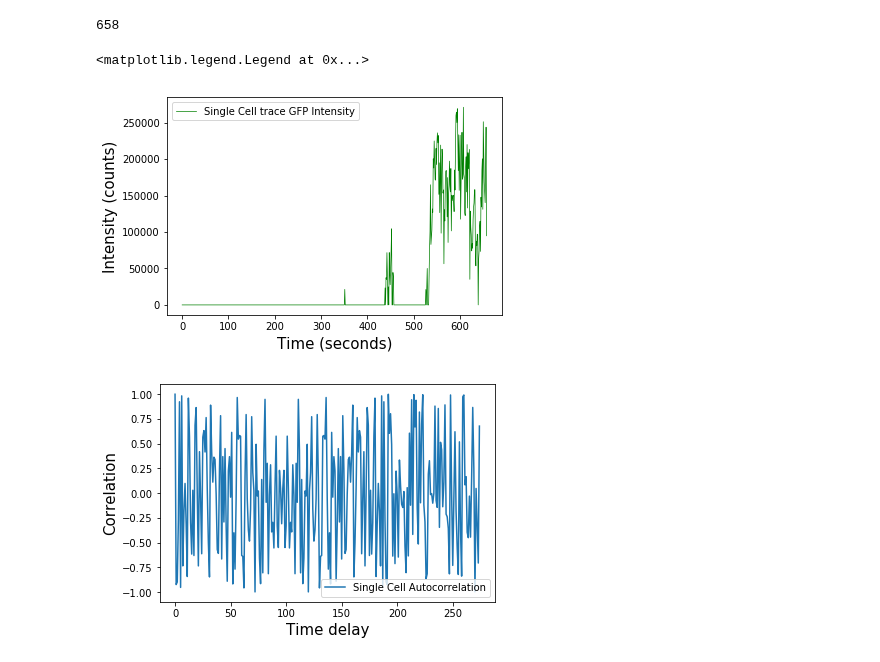
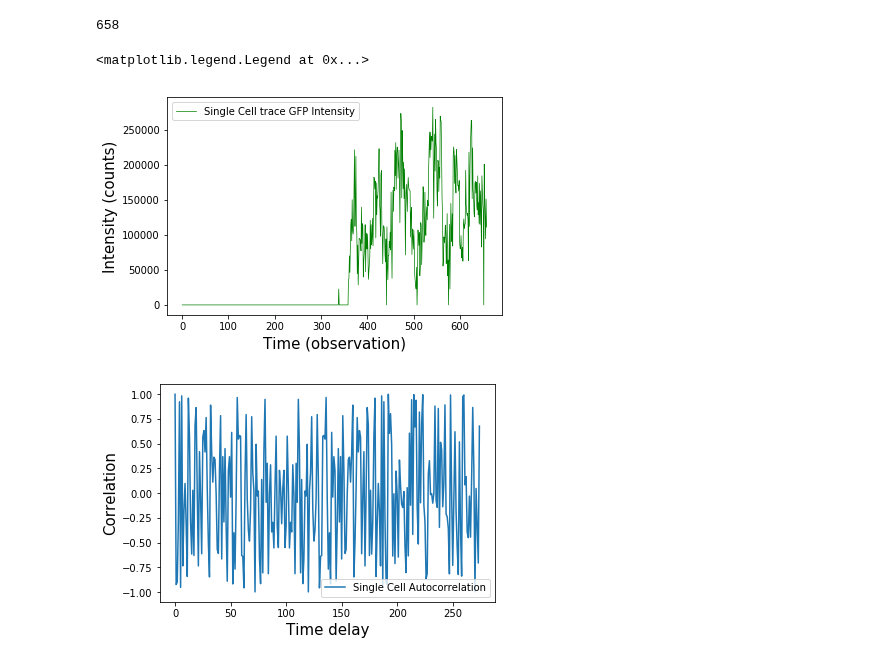
Before and after one commit to tlmakinen/bursting-IGMM, a Jupyter notebook: autocorrelation/carola-data-fitting.ipynb, the cells around one changed output. Cells and saved outputs as stored; diff of their text form; code cells hidden in the pictures.

```diff
--- a/autocorrelation/carola-data-fitting.ipynb
+++ b/autocorrelation/carola-data-fitting.ipynb
@@ -41,13 +41,13 @@ datatracelist = []
 for name in table.colnames:
     datatracelist.append(table[name])
 # %%
-plt.plot(datatracelist[20], 'g', linewidth=0.7, label = 'Single Cell trace GFP Intensity')
-plt.xlabel('Time (seconds)', fontsize=15)
+plt.plot(datatracelist[60], 'g', linewidth=0.7, label = 'Single Cell trace GFP Intensity')
+plt.xlabel('Time (observation)', fontsize=15)
 plt.ylabel('Intensity (counts)', fontsize=15)
 plt.legend(loc='best')
 # %% [output]
 <matplotlib.legend.Legend at 0x...>
-[figure, old version]
+[figure, new version]
 # %%
 examp = np.correlate(datatracelist[14][300:], datatracelist[14][300:], 'same')
 plt.plot(examp[np.argmax(examp):]/np.max(examp), label= 'Single Cell Autocorrelation')
```
Also changed, not shown: parts of 13 cells of this notebook, 3 other files.
